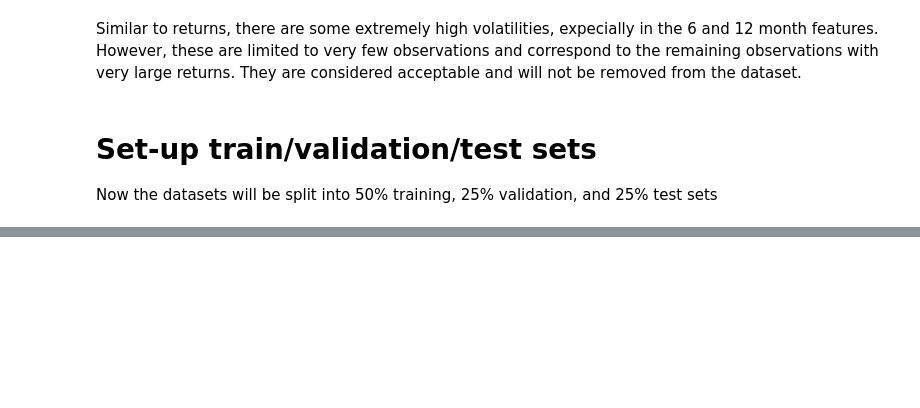
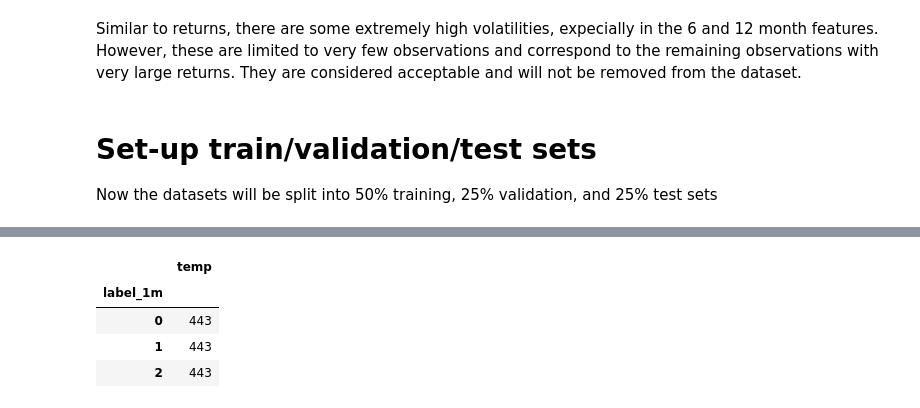
Before and after one commit to yvesdhondt/CNN-StockReturnPrediction, a Jupyter notebook: stock_return_cnn/1_data_analyis.ipynb, the cells around one changed output, grey strips where cells are left out. Saved outputs shown, nothing was run; the diff lists cells and outputs as text; code cells hidden in the pictures; blank space fills up the shorter version.

```diff
--- a/stock_return_cnn/1_data_analyis.ipynb
+++ b/stock_return_cnn/1_data_analyis.ipynb
@@ -212,0 +220,8 @@ test.to_csv("ModelData/obs_test.csv", index=False)
+# %%
+val.groupby("label_1m").agg(temp=("stock", "count"))
+# %% [output]
+|  | temp |
+| label_1m |  |
+| 0 | 443 |
+| 1 | 443 |
+| 2 | 443 |
```
Also changed, not shown: parts of 7 cells of this notebook, 8 other files.
